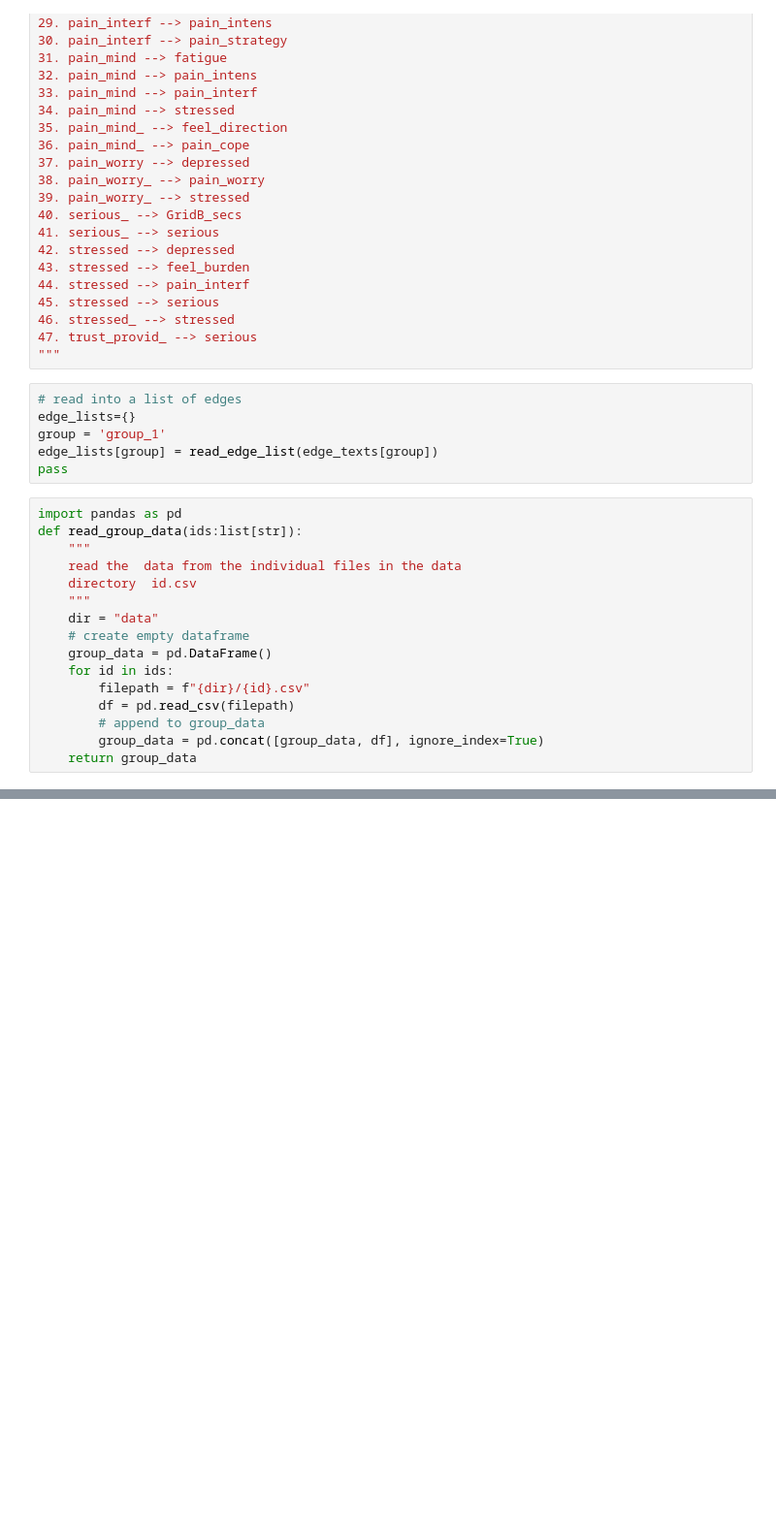
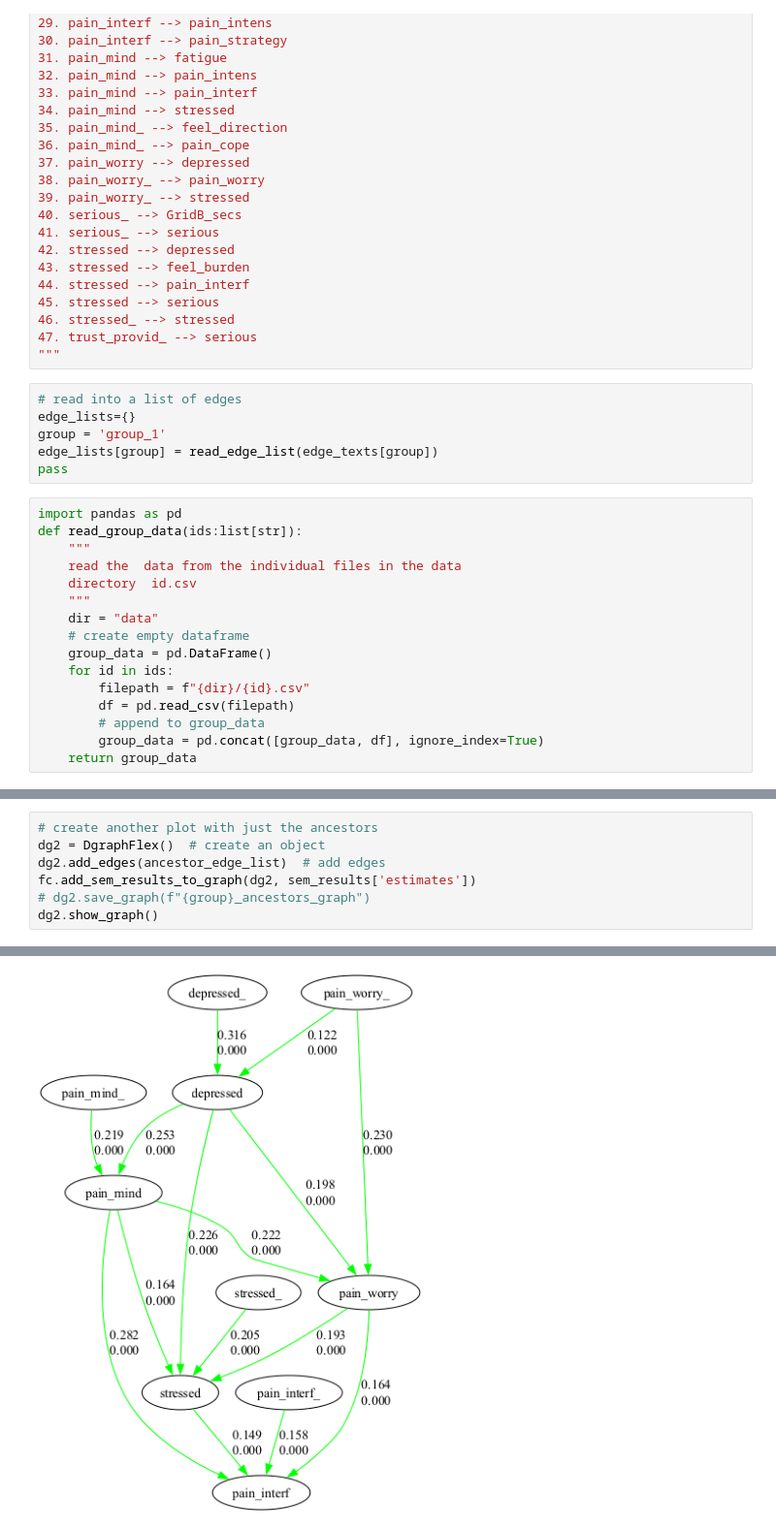
Before and after one commit to kelvinlim/cda_cpcema, a Jupyter notebook: proj_cpcrun1/cda_cluster_plots.ipynb, the cells around one changed output, grey strips where cells are left out. Shown: that part at 97% size. Cells and saved outputs as stored; diff of their text form; blank space fills up the shorter version.

```diff
--- a/proj_cpcrun1/cda_cluster_plots.ipynb
+++ b/proj_cpcrun1/cda_cluster_plots.ipynb
@@ -319,0 +367,8 @@ dg.show_graph()
+# %%
+# create another plot with just the ancestors
+dg2 = DgraphFlex()  # create an object
+dg2.add_edges(ancestor_edge_list)  # add edges
+fc.add_sem_results_to_graph(dg2, sem_results['estimates'])
+# dg2.save_graph(f"{group}_ancestors_graph")
+dg2.show_graph()
+# %% [output]
@@ -319,0 +392 @@ dg.show_graph()
+[figure, added]
```
Also changed, not shown: parts of 5 cells of this notebook, 1 other file.
